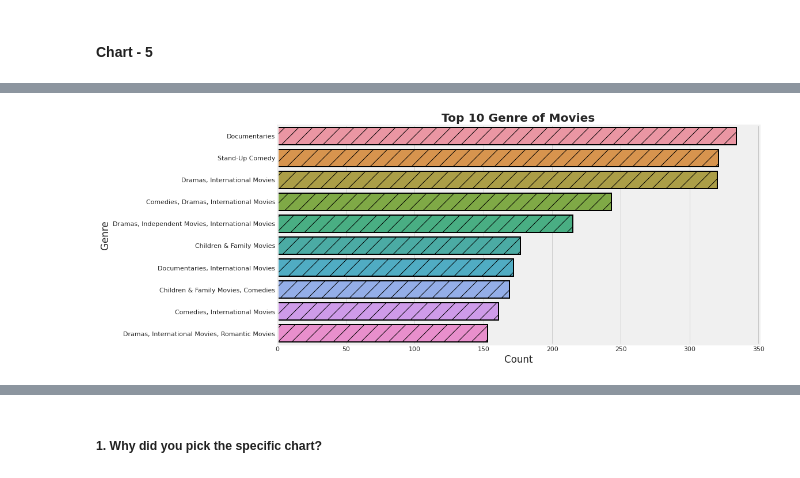
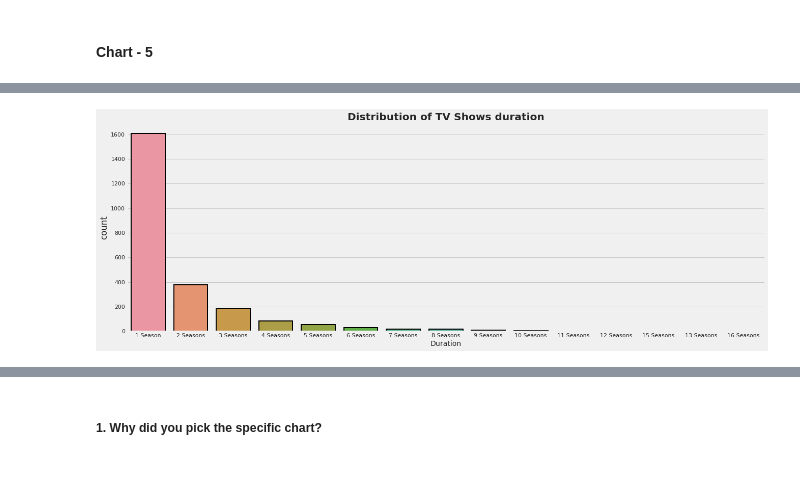
Before and after one commit to DipanshuKumar449/Netflix-Movies-and-TV-Shows-Clustering, a Jupyter notebook: Netflix_Movies_and_TV_Shows_Clustering.ipynb, the cells around one changed output, grey strips where cells are left out. Drawn from its saved outputs; the diff is of its cells as text; code cells hidden in the pictures.

```diff
--- a/Netflix_Movies_and_TV_Shows_Clustering.ipynb
+++ b/Netflix_Movies_and_TV_Shows_Clustering.ipynb
@@ -380,10 +380,10 @@ df['month_name_added'] = df['date_added'].dt.month_name()
 df['year_added'] = df['date_added'].dt.year
 # %%
 # Retrieving just the first country
-df['principle_country'] = df['country'].apply(lambda x: x.split(",")[0])
+df['origin_country'] = df['country'].apply(lambda x: x.split(",")[0])
 # %%
 # Retrieving just the first i.e the main actor/actress from the cast
-df['actor/actress'] = df['cast'].apply(lambda x: x.split(",")[0])
+df['lead_actor'] = df['cast'].apply(lambda x: x.split(",")[0])
 # %% [markdown]
 ## 3. ***Data Wrangling***
 # %% [markdown]
@@ -545,14 +562,10 @@ Answer Here
 # %%
-# Chart - 5 visualization code
-
-# Analysing top 10 "Movies" genre
-
-plt.figure(figsize=(15,7))
+# Count plot highlighting the distribution of TV SHOWS
+plt.figure(figsize=(20,7))
 plt.style.use('fivethirtyeight')
-sns.countplot(data = movies,y = movies['listed_in'], lw=2, ec='black',hatch='/',order = movies['listed_in'].value_counts().index[0:10])
-plt.title('Top 10 Genre of Movies',fontweight="bold")
-plt.xlabel("Count")
-plt.ylabel("Genre")
+sns.countplot(data=tv_shows,x=tv_shows['duration'],lw=2, ec='black',order = tv_shows['duration'].value_counts().index)
+plt.title("Distribution of TV Shows duration",fontweight='bold')
+plt.xlabel('Duration', fontsize=14)
 plt.show()
 # %% [output]
-[figure, old version]
+[figure, new version]
```
Also changed, not shown: parts of 29 cells of this notebook.
